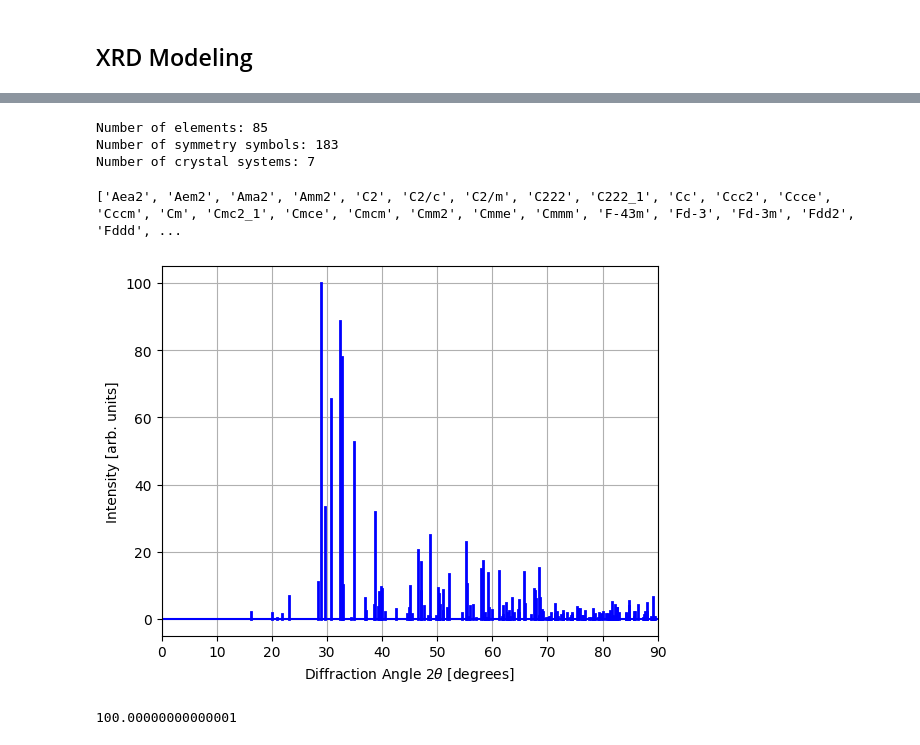
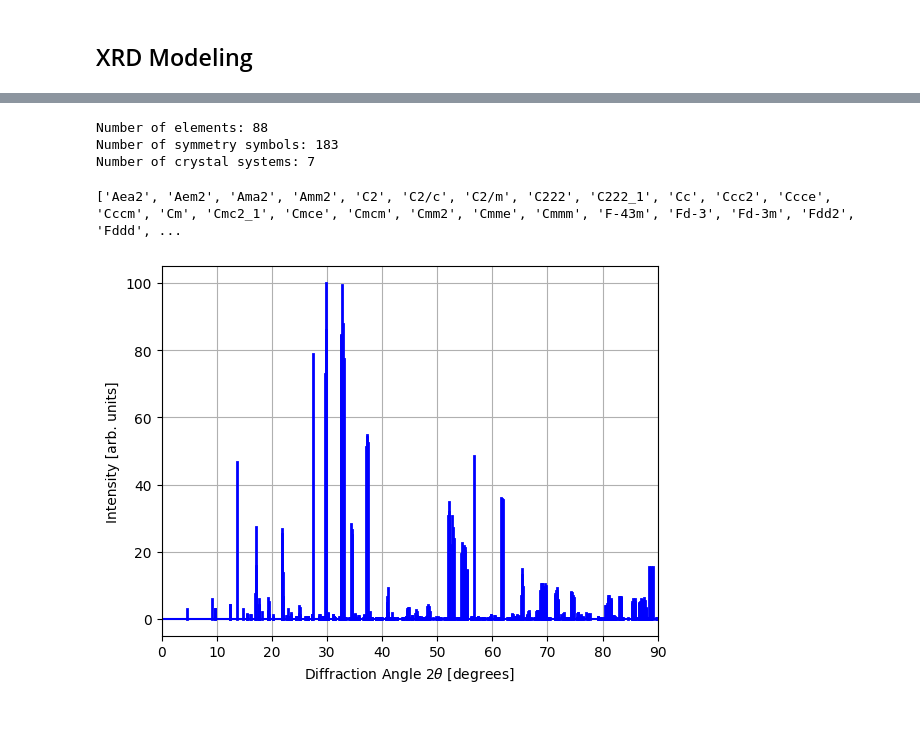
Before and after one commit to cburdine/materials-ml-workshop, a Jupyter notebook: _sources/applications/tutorials/XRDNet.ipynb, the cells around one changed output, grey strips where cells are left out. Cells and saved outputs as stored; diff of their text form; code cells hidden in the pictures.

```diff
--- a/_sources/applications/tutorials/XRDNet.ipynb
+++ b/_sources/applications/tutorials/XRDNet.ipynb
@@ -3,7 +3,7 @@
 # %%
 import pandas as pd
 # %%
-xrd_df = pd.read_csv('xrd_dataset_clean.csv')
+xrd_df = pd.read_csv('xrd_dataset_full.csv')
 # %%
 display(xrd_df)
 # %% [output]
@@ -37,7 +37,7 @@ print('Number of elements:', len(ELEMENTS))
 print('Number of symmetry symbols:', len(SYMM_SYMBOLS))
 print('Number of crystal systems:', len(CRYSTAL_SYSTEMS))
 # %% [output]
-Number of elements: 85
+Number of elements: 88
 Number of symmetry symbols: 183
 Number of crystal systems: 7
 # %%
@@ -73,18 +73,9 @@ def plot_xrd(peaks, intensities):
     plt.xlabel(r'Diffraction Angle $2\theta$ [degrees]')
     plt.show()
 # %%
-plot_xrd(*parse_xrd_data(xrd_df.iloc[1234]))
+plot_xrd(*parse_xrd_data(xrd_df.iloc[0]))
 # %% [output]
-[figure, old version]
+[figure, new version]
-# %%
-INTENSITY_SCALE = max([
-    max(parse_xrd_data(row)[1])
-    for _, row in xrd_df.iterrows()
-])
-
-print(INTENSITY_SCALE)
-# %% [output]
-100.00000000000001
 # %%
 import numpy as np
 
```
Also changed, not shown: parts of 8 cells of this notebook, 26 other files.
